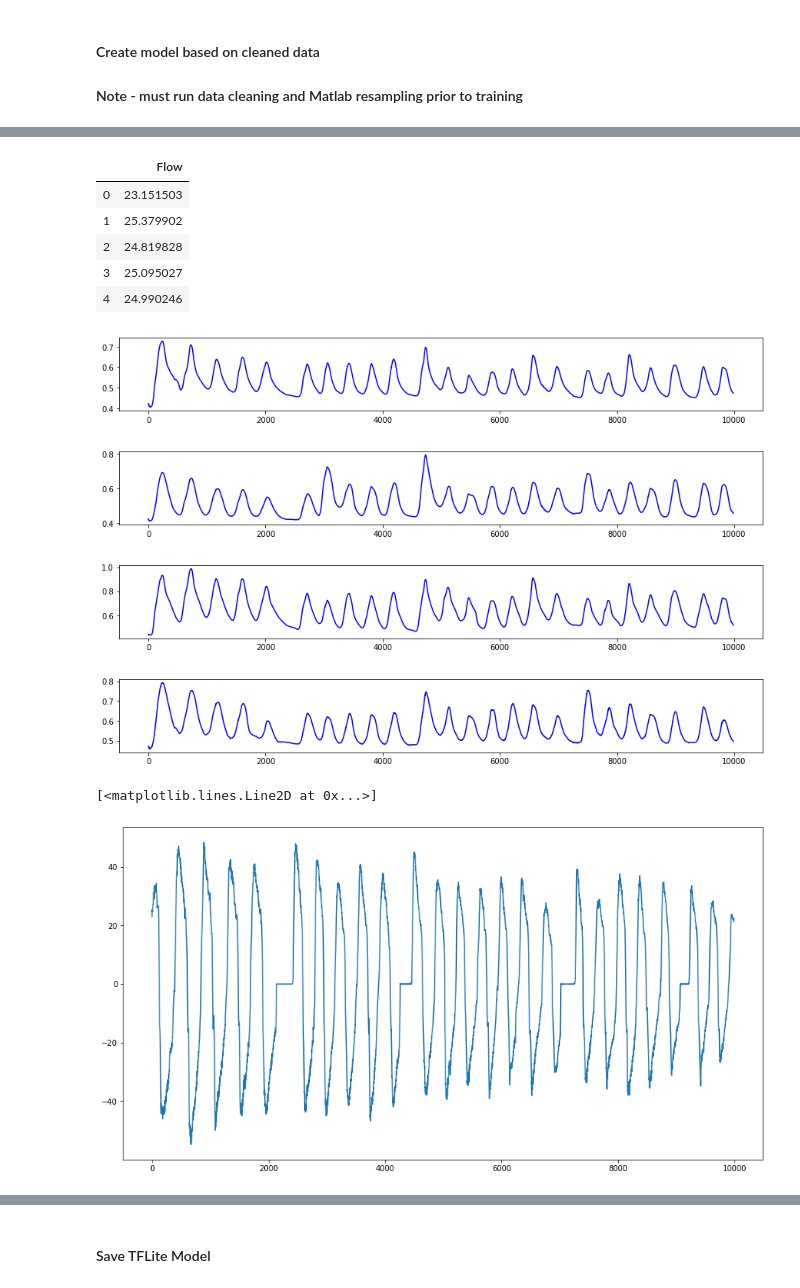
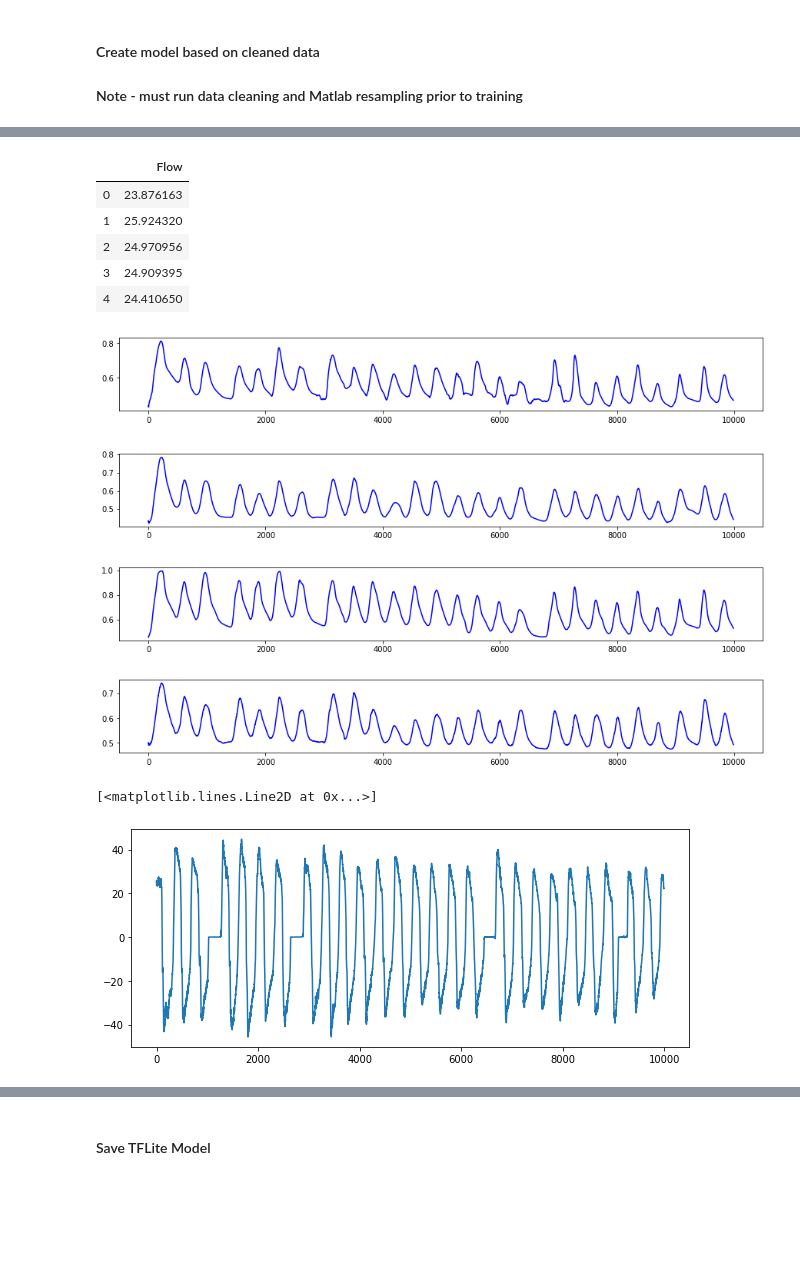
Before and after one commit to msfurr/coral_host, a Jupyter notebook: Jupyter_Notebooks/ModelTraining.ipynb, the cells around one changed output, grey strips where cells are left out. Drawn from its saved outputs; the diff is of its cells as text; code cells hidden in the pictures; blank space fills up the shorter version.

```diff
--- a/Jupyter_Notebooks/ModelTraining.ipynb
+++ b/Jupyter_Notebooks/ModelTraining.ipynb
@@ -9,6 +11,8 @@ import numpy as np
 import matplotlib.pyplot as plt
 import time
 from sklearn.preprocessing import MinMaxScaler
+from sklearn.metrics import accuracy_score
+from sklearn.metrics import confusion_matrix
 
 import tensorflow as tf
 from sklearn.model_selection import train_test_split
@@ -17,10 +21,10 @@ from sklearn.preprocessing import StandardScaler
 from tensorflow import keras
 import h5py
 
-df = pd.read_csv('sensors_2.csv')
+df = pd.read_csv('sensors_1.csv')
 df.columns = ['1', '2', '3', '4', 'd1', 'd2', 'd3', 'd4', 'hours', 'minutes', 'seconds']
 
-flow = pd.read_csv('Flow_2.csv')
+flow = pd.read_csv('Flow_1.csv')
 flow.columns = ['Flow']
 
 df.head()
@@ -35,9 +39,9 @@ df.head()
 flow.head()
 # %% [output]
 |  | Flow |
-| 0 | 23.151503 |
-| 1 | 25.379902 |
-| 2 | 24.819828 |
-| 3 | 25.095027 |
-| 4 | 24.990246 |
+| 0 | 23.876163 |
+| 1 | 25.924320 |
+| 2 | 24.970956 |
+| 3 | 24.909395 |
+| 4 | 24.410650 |
 # %%
@@ -90,15 +127,15 @@ plt.subplot(4,1,4)
 plt.plot(x, df['4'], 'b')
 plt.show()
 # %% [output]
-[figure, old version]
+[figure, new version]
-[figure, old version]
+[figure, new version]
-[figure, old version]
+[figure, new version]
-[figure, old version]
+[figure, new version]
 # %%
-fig = plt.figure(figsize = (15, 8))
+fig = plt.figure(figsize = (10, 4))
 plt.plot(flow['Flow'])
 # %% [output]
 [<matplotlib.lines.Line2D at 0x...>]
-[figure, old version]
+[figure, new version]
 # %%
 flow['a'] = (flow['Flow'] / 150) - 0.5
```
Also changed, not shown: parts of 45 cells of this notebook, 2 other files.
